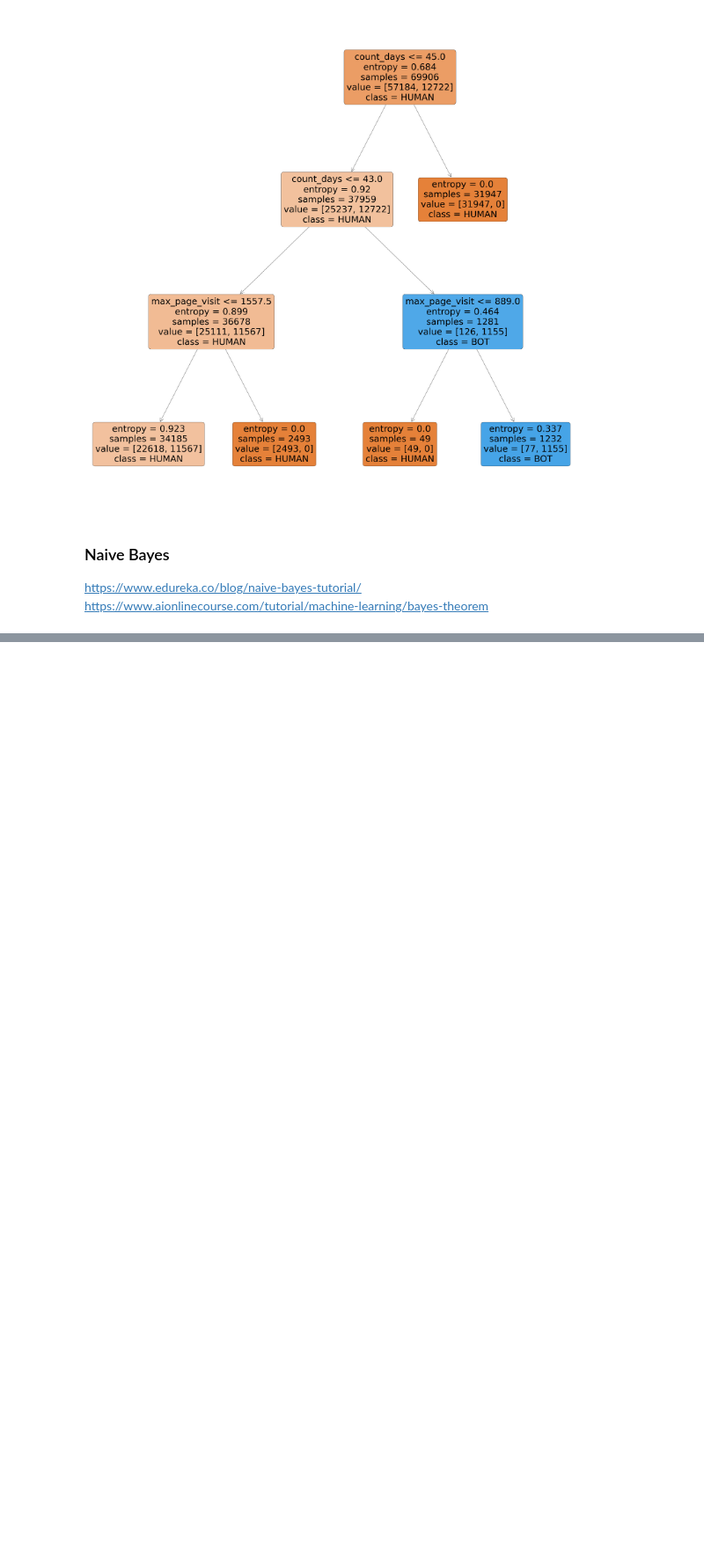
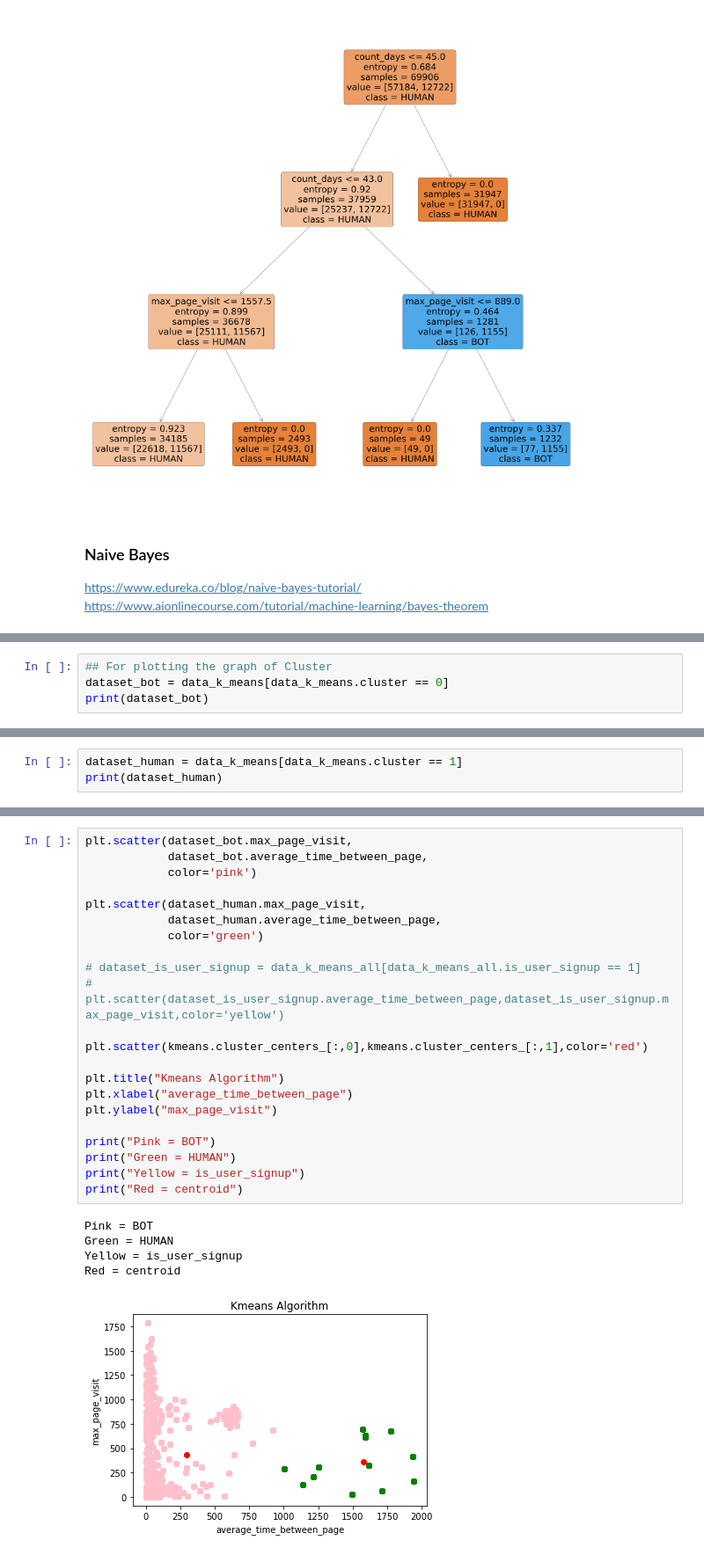
Before and after one commit to francobelloni85/DataMiningUni, a Jupyter notebook: BotDetectionClustering.ipynb, the cells around one changed output, grey strips where cells are left out. Shown: that part at 88% size. Cells and saved outputs as stored; diff of their text form; blank space fills up the shorter version.

Commit message:
[ADD] Kmeans Algorithm

```diff
--- a/BotDetectionClustering.ipynb
+++ b/BotDetectionClustering.ipynb
@@ -209,0 +277,4 @@ weighted avg       0.87      0.78      0.80     29960
+# %%
+## For plotting the graph of Cluster
+dataset_bot = data_k_means[data_k_means.cluster == 0]
+print(dataset_bot)
@@ -209,0 +296,3 @@ weighted avg       0.87      0.78      0.80     29960
+# %%
+dataset_human = data_k_means[data_k_means.cluster == 1]
+print(dataset_human)
@@ -209,0 +314,28 @@ weighted avg       0.87      0.78      0.80     29960
+# %%
+plt.scatter(dataset_bot.max_page_visit,
+            dataset_bot.average_time_between_page,
+            color='pink')
+
+plt.scatter(dataset_human.max_page_visit,
+            dataset_human.average_time_between_page,
+            color='green')
+
+# dataset_is_user_signup = data_k_means_all[data_k_means_all.is_user_signup == 1]
+# plt.scatter(dataset_is_user_signup.average_time_between_page,dataset_is_user_signup.max_page_visit,color='yellow')
+
+plt.scatter(kmeans.cluster_centers_[:,0],kmeans.cluster_centers_[:,1],color='red')
+
+plt.title("Kmeans Algorithm")
+plt.xlabel("average_time_between_page")
+plt.ylabel("max_page_visit")
+
+print("Pink = BOT")
+print("Green = HUMAN")
+print("Yellow = is_user_signup")
+print("Red = centroid")
+# %% [output]
+Pink = BOT
+Green = HUMAN
+Yellow = is_user_signup
+Red = centroid
+[figure, added]
```
Also changed, not shown: parts of 8 cells of this notebook.
